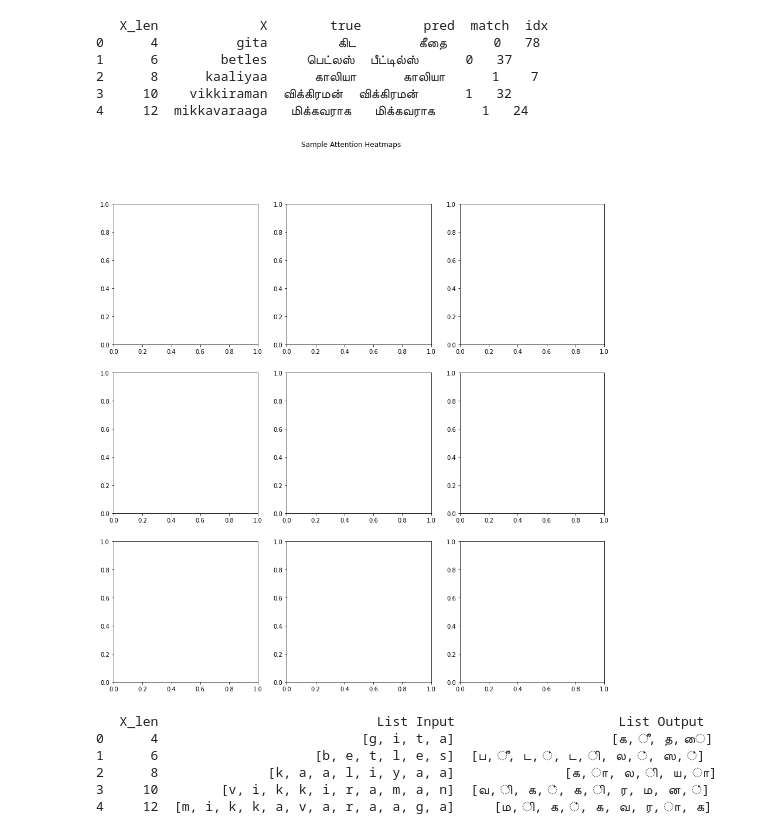
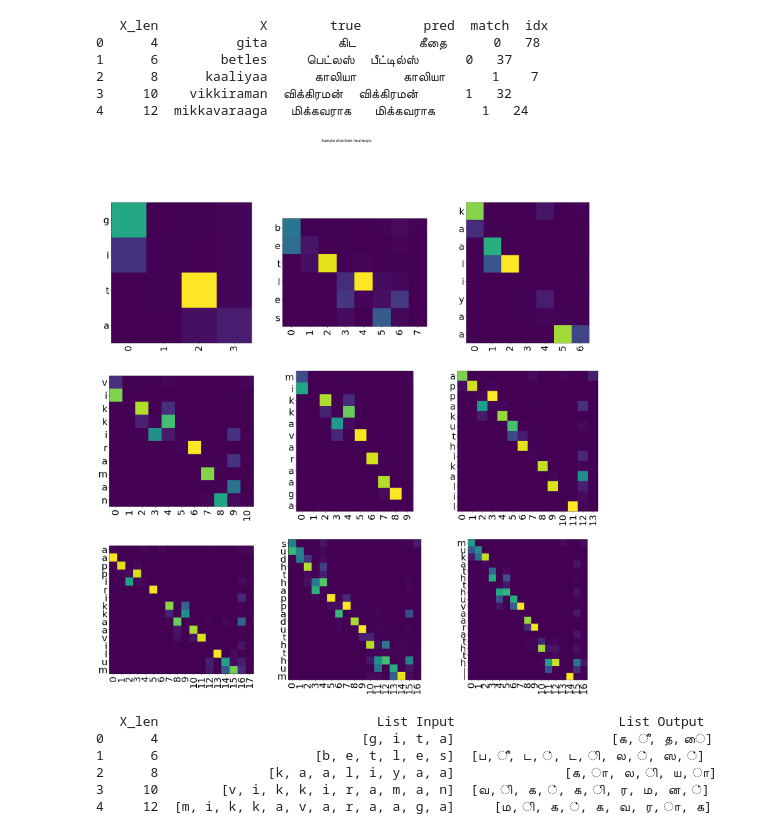
Before and after one commit to ramkamal2000/cs6910_assignment3, a Jupyter notebook: analysis.ipynb, the cells around one changed output. Drawn from its saved outputs; the diff is of its cells as text; code cells hidden in the pictures.

```diff
--- a/analysis.ipynb
+++ b/analysis.ipynb
@@ -789,5 +760,5 @@ Run data is saved locally in /content/wandb/run-20210518_124329-2l4dy0s6
 # %%
-path_attn_weights = '/content/drive/MyDrive/Colab Notebooks/DL3/attention/attn_weights'
+path_attn_weights = root_dir+'/attention/attn_weights'
 all_attn_weights = pd.read_pickle(path_attn_weights)
 
 df_2 = dfa.copy()
@@ -807,24 +778,41 @@ print(df_4.head())
 3     10    vikkiraman  விக்கிரமன்  விக்கிரமன்      1   32
 4     12  mikkavaraaga   மிக்கவராக   மிக்கவராக      1   24
 # %%
-fig, axes = plt.subplots(3, 3, figsize=(15, 15))
+fig, axes = plt.subplots(3, 3, figsize=(30, 30))
 axes = axes.flatten()
 fig.suptitle('Sample Attention Heatmaps')
 
 for i, (index, row) in enumerate(df_4.iterrows()):
   input_word = row['X']
-  output_word = row['pred']
+  output_word = row['true']
   output_word_list = list(output_word)
   weight = all_attn_weights[row['idx']]
 
-  # axes[i].plot(X, Y)
+  # print(len(weight))
+  mats = []
+  l = len(input_word)
+  output_word_list.append('\n')
+  for attn in weight:
+      mats.append(attn.reshape(-1)[:l])
+
+  attention_mat = np.transpose(np.array(mats))
+
+  ax = axes[i]
+  ax.imshow(attention_mat)
+
+  ax.set_xticks(np.arange(attention_mat.shape[1]))
+  ax.set_yticks(np.arange(attention_mat.shape[0]))
 
 
+  ax.set_xticklabels([i for i in range(len(output_word_list))])
+  ax.set_yticklabels([inp for inp in input_word])
 
+  ax.tick_params(labelsize=32)
+  ax.tick_params(axis='x', labelrotation=90)
 
-# wandb.log({"Attention Heatmaps": wandb.Image(fig, caption='Attention Heatmaps')})
+wandb.log({"Attention Heatmaps": wandb.Image(fig, caption='Attention Heatmaps')})
 # %% [output]
-[figure, old version]
+[figure, new version]
 # %%
 df_5 = df_4.copy()
 df_5['List Input'] = df_5.apply(lambda x: list(x['X']), axis=1)
```
Also changed, not shown: parts of 19 cells of this notebook.
